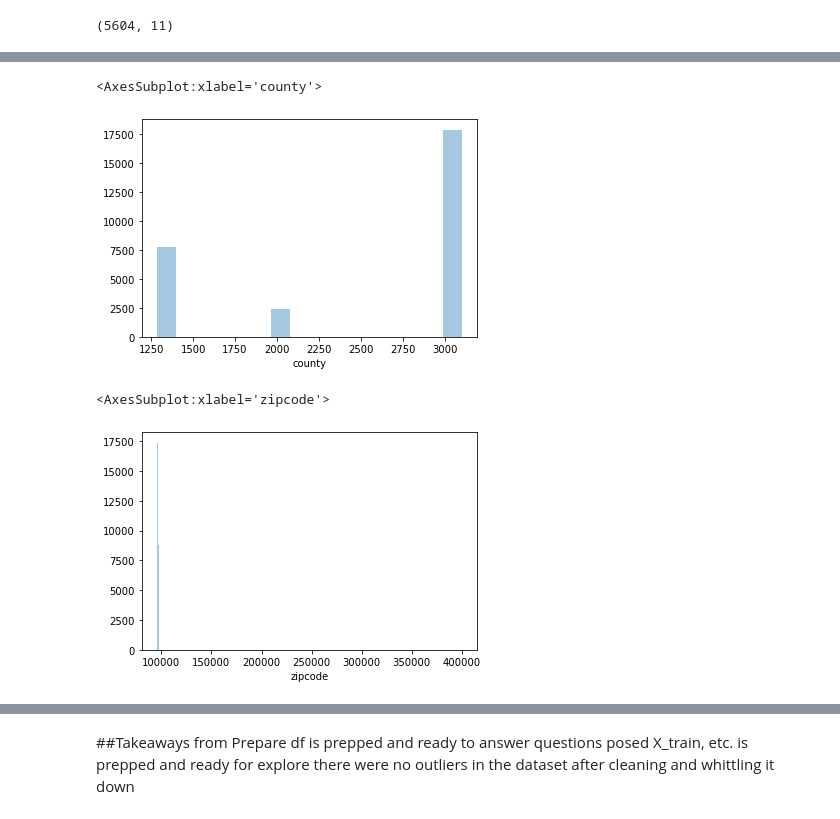
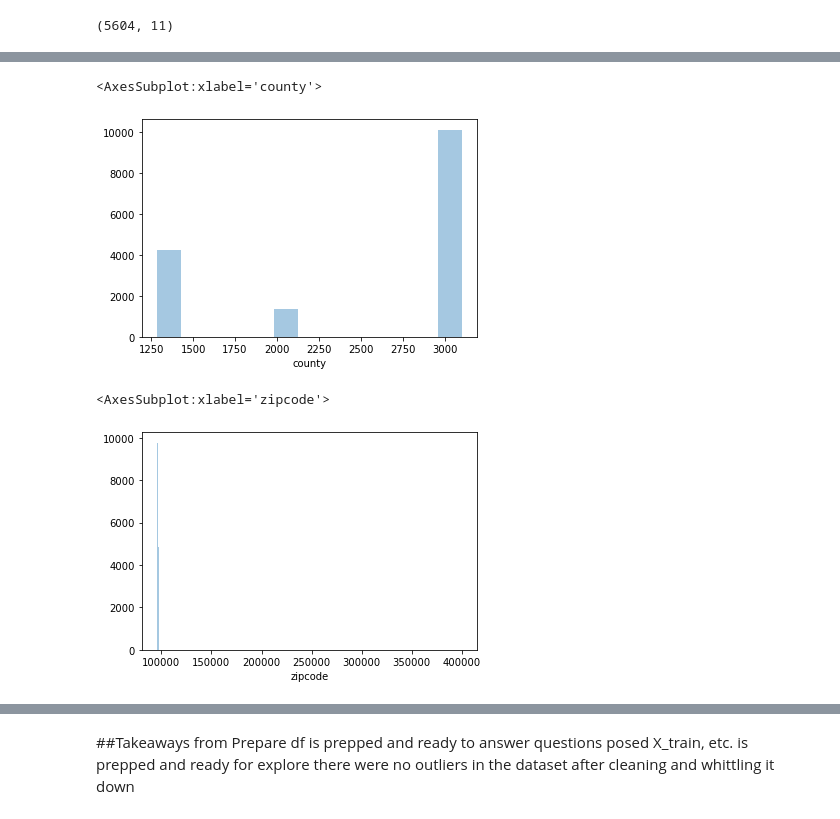
Before and after one commit to SLawsonWoods/zillow_project, a Jupyter notebook: initial_notebook_zillow.ipynb, the cells around one changed output, grey strips where cells are left out. Drawn from its saved outputs; the diff is of its cells as text; code cells hidden in the pictures.

```diff
--- a/initial_notebook_zillow.ipynb
+++ b/initial_notebook_zillow.ipynb
@@ -237,3 +309,9 @@ df.head()
+# %%
+df.beds = df.beds.astype(int)
+# %%
+df.sqft = df.sqft.astype(int)
+# %%
+df.tax_amount = df.tax_amount.astype(int)
 # %%
 # here I am going to check for error values in the df
 df.beds.value_counts()
@@ -317,4 +423,4 @@ df2 = df.copy()
 # %%
 #remove any column leaking the target so taxamount and tax_rate
-df2 = df2.drop(columns=['taxamount', 'tax_rate'])
+train2 = train.drop(columns=['taxamount', 'tax_rate','tax_value'])
 # %%
@@ -358,15 +465,15 @@ plt.hist(df.sqft, 30, range=[0, 10000], facecolor='gray', align='mid')
 # %%
-# Plot the histogram thanks to the distplot function
-sns.distplot( a=df["county"], hist=True, kde=False, rug=False )
+# Plot the histogram county
+sns.distplot( a=train2["county"], hist=True, kde=False, rug=False )
 # %% [output]
 <AxesSubplot:xlabel='county'>
-[figure, old version]
+[figure, new version]
 # %%
-# Plot the histogram thanks to the distplot function
-sns.distplot( a=df["zipcode"],bins=500,hist=True, kde=False, rug=False )
+# Plot the histogram zipcode
+sns.distplot( a=train2["zipcode"],bins=500,hist=True, kde=False, rug=False )
 # %% [output]
 <AxesSubplot:xlabel='zipcode'>
-[figure, old version]
+[figure, new version]
 # %%
 # time to scale
 num_cols = ['beds','baths','sqft']
```
Also changed, not shown: parts of 54 cells of this notebook.
